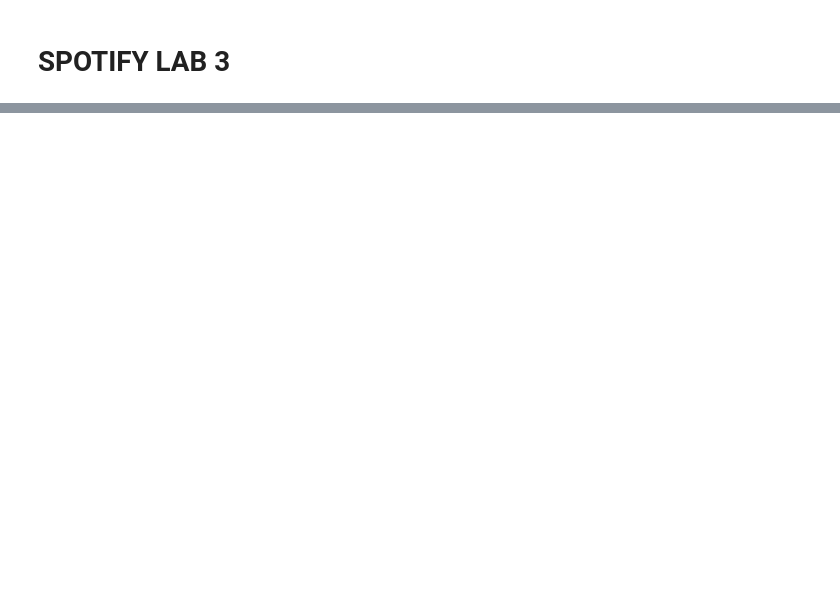
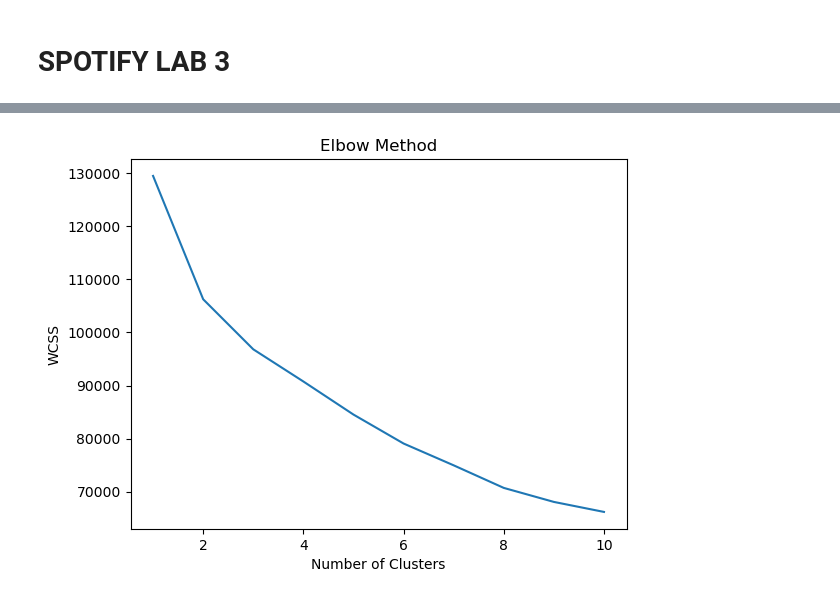
Before and after one commit to Draian123/lab-web-scraping-single-page, a Jupyter notebook: lab.ipynb, the cells around one changed output, grey strips where cells are left out. Drawn from its saved outputs; the diff is of its cells as text; code cells hidden in the pictures; blank space fills up the shorter version.

```diff
--- a/lab.ipynb
+++ b/lab.ipynb
@@ -449,0 +355,19 @@ df_w_audio_ft.to_csv('df_w_audio_ft.csv', index=False)
+# %%
+
+
+# Selecting numerical audio features for clustering
+features = df[['acousticness', 'danceability', 'energy', 'instrumentalness', 'loudness', 'speechiness', 'liveness', 'tempo','key', 'mode', 'valence']]
+
+# Preprocessing: Standardize the features
+scaler = StandardScaler()
+scaled_features = scaler.fit_transform(features)
+
+# Applying K-means clustering
+num_clusters = 7 # You can choose the number of clusters based on your requirement
+kmeans = KMeans(n_clusters=num_clusters, random_state=42)
+df['cluster'] = kmeans.fit_predict(scaled_features)
+
+# Display the cluster assignments
+df[['song_name', 'name', 'cluster']]
+display(df)
+df["cluster"].value_counts()
@@ -449,0 +397,16 @@ df_w_audio_ft.to_csv('df_w_audio_ft.csv', index=False)
+# %%
+# Calculating WCSS for different values of k
+wcss = []
+for i in range(1, 11):  # Trying different values of k from 1 to 10
+    kmeans = KMeans(n_clusters=i, init='k-means++', random_state=42)
+    kmeans.fit(scaled_features)
+    wcss.append(kmeans.inertia_)
+
+# Plotting the elbow method
+plt.plot(range(1, 11), wcss)
+plt.title('Elbow Method')
+plt.xlabel('Number of Clusters')
+plt.ylabel('WCSS')
+plt.show()
+# %% [output]
+[figure, added]
```
Also changed, not shown: parts of 27 cells of this notebook, 1 other file.
